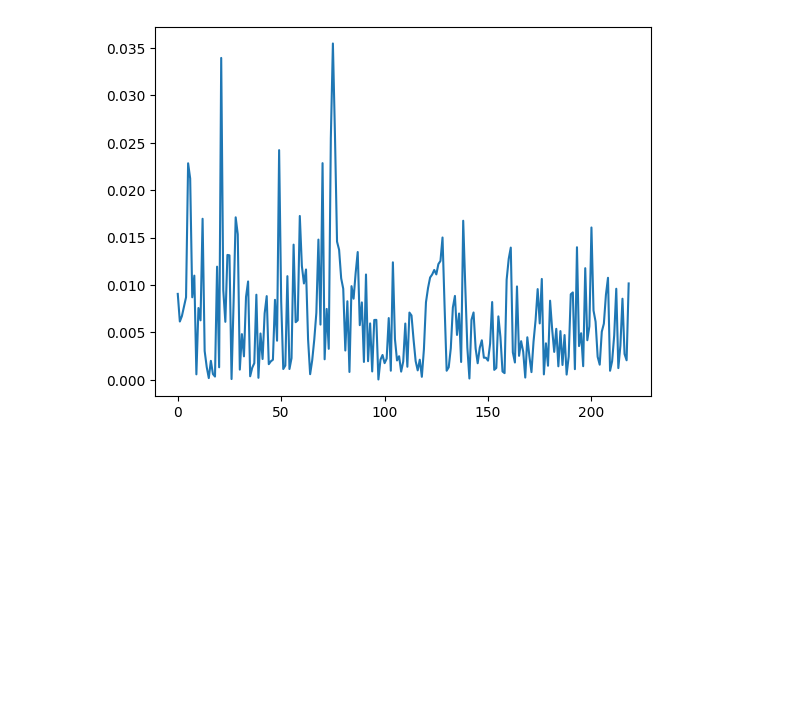
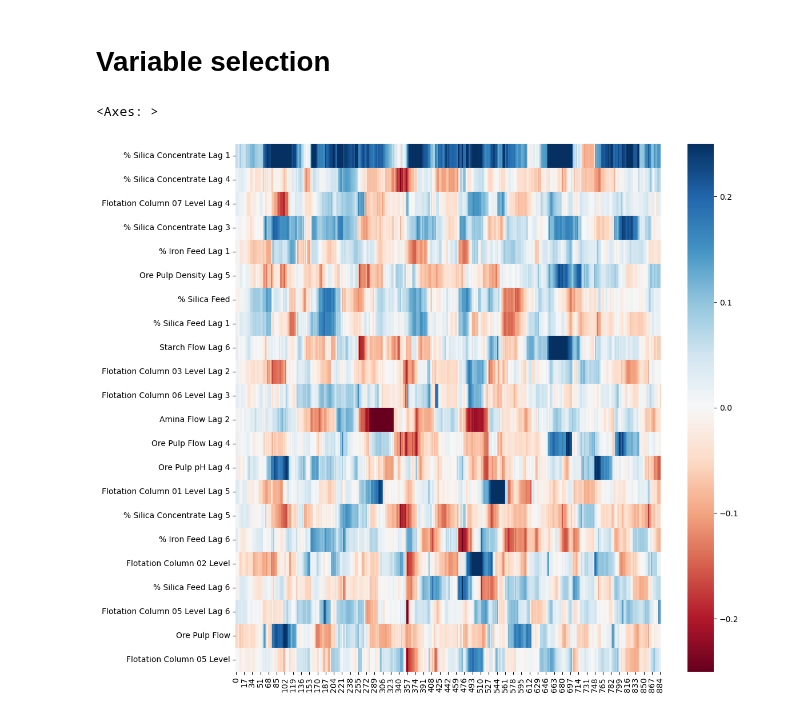
Before and after one commit to PauliAnt/ADAML_PA, a Jupyter notebook: week07_dynamic_model.ipynb, the cells around one changed output. Drawn from its saved outputs; the diff is of its cells as text; code cells hidden in the pictures; blank space fills up the shorter version.

```diff
--- a/week07_dynamic_model.ipynb
+++ b/week07_dynamic_model.ipynb
@@ -120,16 +128,36 @@ array([[0.57393672, 0.54358335, 0.52660371, 0.52513301, 0.51850142,
-# %%
-
-save_variables = False
-
-plt.plot(abs(coefs[:,:5,:].mean(axis=(0,1))))
-
-coef_abs = abs(coefs[:,:5,:].mean(axis=(0,1)))
-
-N_half = int(X.shape[1]/2)
-
-variables = np.argsort(coef_abs)[:N_half]
-
-if save_variables:
-    np.save('variables.npy',variables)
-# %% [output]
-[figure, removed]
+# %% [markdown]
+# Variable selection
+# %%
+latent_variables = 2
+window_size = 50
+
+N_seg = X.shape[0]-window_size
+
+
+model = make_pipeline(StandardScaler(), PLSRegression(n_components=latent_variables))
+# R2 = []
+# Q2 = []
+coefs = np.zeros((N_seg,X.shape[1]))
+for seg in range(N_seg):
+    # X_seg_cal = X[current_time-window_size:current_time,:]
+    # X_seg_test = X[current_time:current_time+lv_nums,:]
+    # Y_seg_cal = Y[current_time-window_size:current_time]
+    # Y_seg_test = Y[current_time:current_time+lv_nums]
+    X_seg_cal = X[ seg:seg+window_size, : ]
+    X_seg_test = X[ seg+window_size:seg+window_size+n_pred_obs, : ]
+    Y_seg_cal = Y[ seg:seg+window_size ]
+    Y_seg_test = Y[ seg+window_size:seg+window_size+n_pred_obs ]
+
+    # Center Y
+    # Y_seg_cal = Y_seg_cal - Y_seg_cal.mean()
+    # Y_seg_test = Y_seg_test - Y_seg_test.mean()
+
+    model.fit(X_seg_cal, Y_seg_cal)
+
+    coefs[seg,:] = model.named_steps['plsregression'].coef_
+# %%
+plt.figure(figsize=(12,12))
+sns.heatmap(coefs.T,yticklabels=X_cal.columns,cmap='RdBu',vmax=0.25,vmin=-0.25)
+# %% [output]
+<Axes: >
+[figure, added]
```
Also changed, not shown: parts of 4 cells of this notebook, 2 other files.
